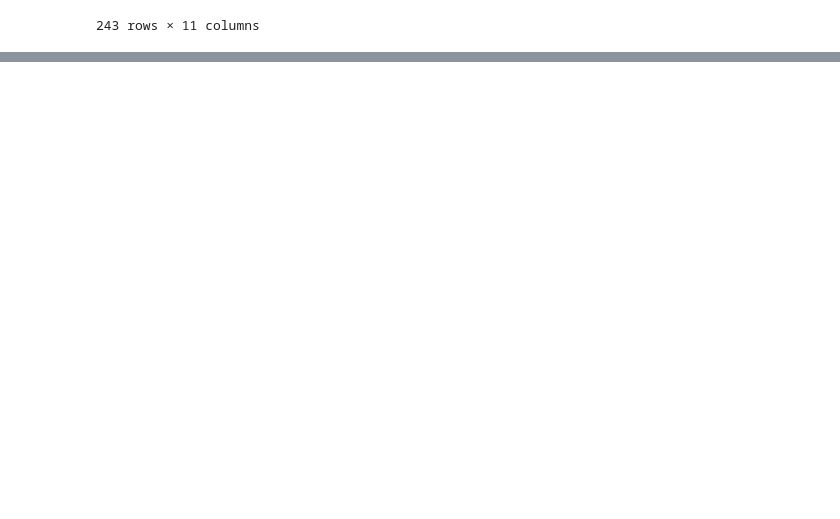
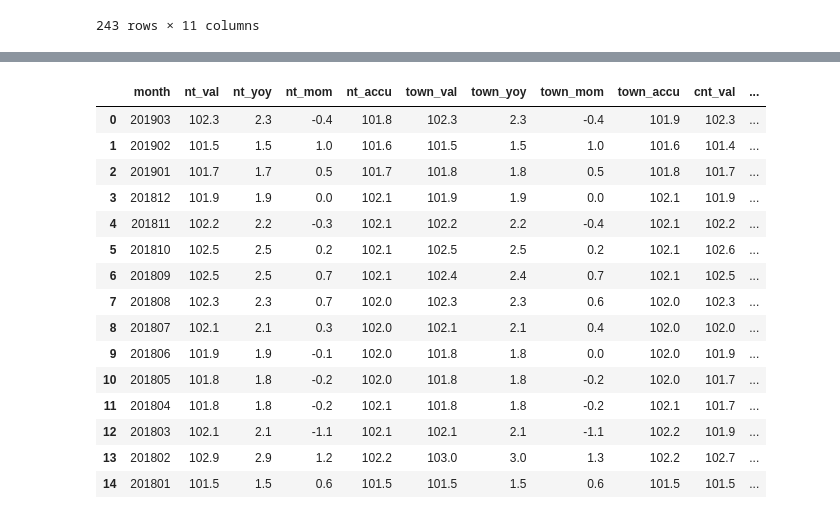
Before and after one commit to bizeasy17/investtrack, a Jupyter notebook: jupyternb/Machine Learning Foundations.ipynb, the cells around one changed output, grey strips where cells are left out. Saved outputs shown, nothing was run; the diff lists cells and outputs as text; code cells hidden in the pictures; blank space fills up the shorter version.

```diff
--- a/jupyternb/Machine Learning Foundations.ipynb
+++ b/jupyternb/Machine Learning Foundations.ipynb
@@ -287,0 +307,20 @@ df
+# %%
+df = pro.cn_cpi(start_m='201801', end_m='201903')
+df
+# %% [output]
+|  | month | nt_val | nt_yoy | nt_mom | nt_accu | town_val | town_yoy | town_mom | town_accu | cnt_val | ... |
+| 0 | 201903 | 102.3 | 2.3 | -0.4 | 101.8 | 102.3 | 2.3 | -0.4 | 101.9 | 102.3 | ... |
+| 1 | 201902 | 101.5 | 1.5 | 1.0 | 101.6 | 101.5 | 1.5 | 1.0 | 101.6 | 101.4 | ... |
+| 2 | 201901 | 101.7 | 1.7 | 0.5 | 101.7 | 101.8 | 1.8 | 0.5 | 101.8 | 101.7 | ... |
+| 3 | 201812 | 101.9 | 1.9 | 0.0 | 102.1 | 101.9 | 1.9 | 0.0 | 102.1 | 101.9 | ... |
+| 4 | 201811 | 102.2 | 2.2 | -0.3 | 102.1 | 102.2 | 2.2 | -0.4 | 102.1 | 102.2 | ... |
+| 5 | 201810 | 102.5 | 2.5 | 0.2 | 102.1 | 102.5 | 2.5 | 0.2 | 102.1 | 102.6 | ... |
+| 6 | 201809 | 102.5 | 2.5 | 0.7 | 102.1 | 102.4 | 2.4 | 0.7 | 102.1 | 102.5 | ... |
+| 7 | 201808 | 102.3 | 2.3 | 0.7 | 102.0 | 102.3 | 2.3 | 0.6 | 102.0 | 102.3 | ... |
+| 8 | 201807 | 102.1 | 2.1 | 0.3 | 102.0 | 102.1 | 2.1 | 0.4 | 102.0 | 102.0 | ... |
+| 9 | 201806 | 101.9 | 1.9 | -0.1 | 102.0 | 101.8 | 1.8 | 0.0 | 102.0 | 101.9 | ... |
+| 10 | 201805 | 101.8 | 1.8 | -0.2 | 102.0 | 101.8 | 1.8 | -0.2 | 102.0 | 101.7 | ... |
+| 11 | 201804 | 101.8 | 1.8 | -0.2 | 102.1 | 101.8 | 1.8 | -0.2 | 102.1 | 101.7 | ... |
+| 12 | 201803 | 102.1 | 2.1 | -1.1 | 102.1 | 102.1 | 2.1 | -1.1 | 102.2 | 101.9 | ... |
+| 13 | 201802 | 102.9 | 2.9 | 1.2 | 102.2 | 103.0 | 3.0 | 1.3 | 102.2 | 102.7 | ... |
+| 14 | 201801 | 101.5 | 1.5 | 0.6 | 101.5 | 101.5 | 1.5 | 0.6 | 101.5 | 101.5 | ... |
```
Also changed, not shown: parts of 9 cells of this notebook, 4 other files.
